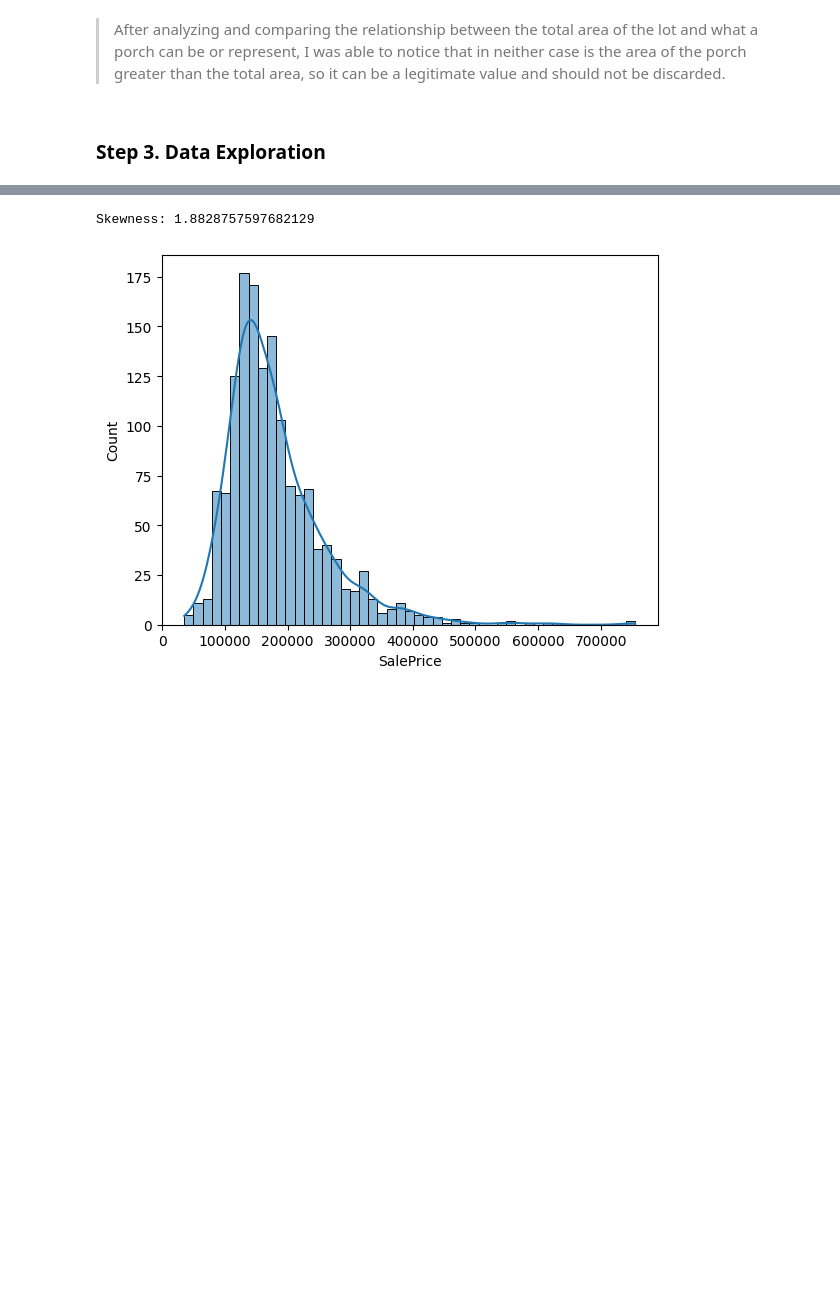
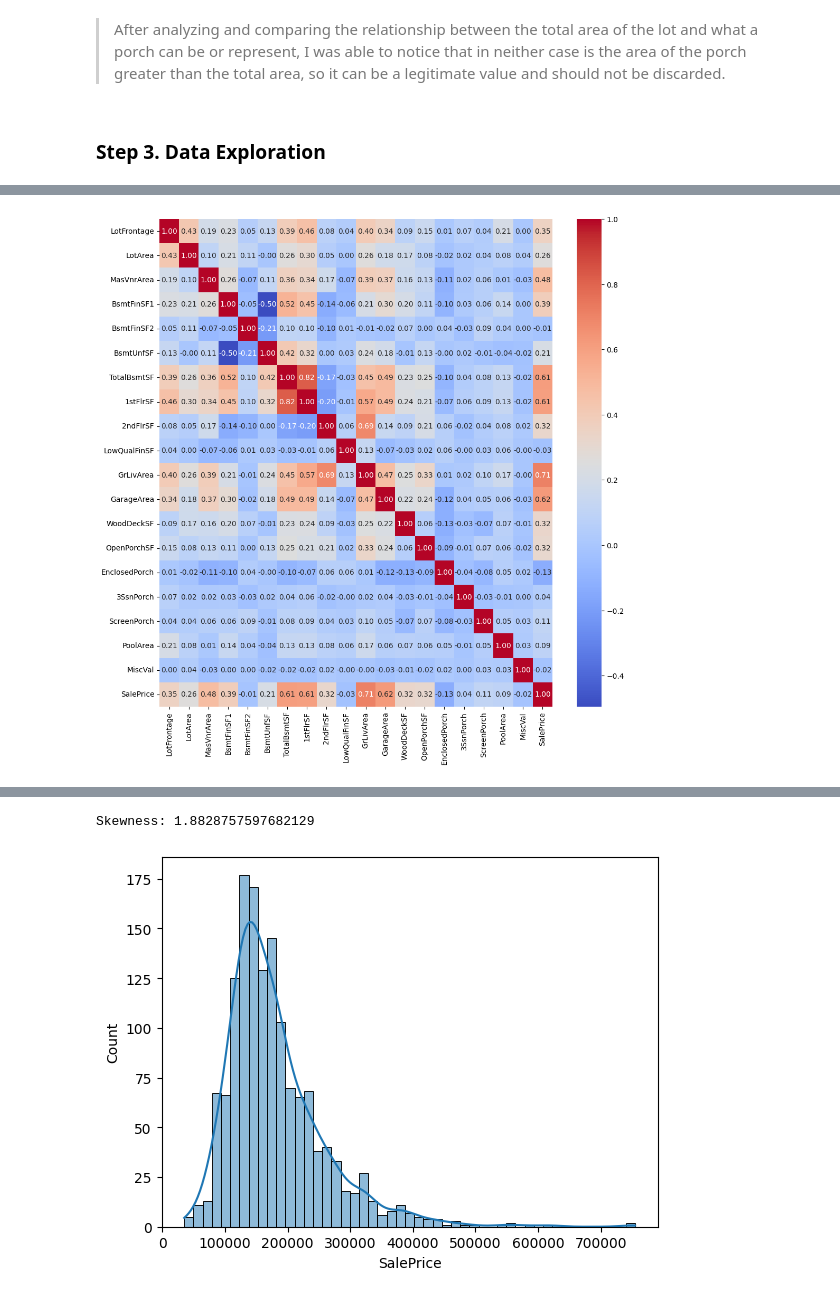
Before and after one commit to CarlosMEbratt/House-Prices---Advanced-Regression, a Jupyter notebook: main.ipynb, the cells around one changed output, grey strips where cells are left out. Cells and saved outputs as stored; diff of their text form; code cells hidden in the pictures; blank space fills up the shorter version.

```diff
--- a/main.ipynb
+++ b/main.ipynb
@@ -331,0 +372,12 @@ Name: count, dtype: int64
+# %%
+# Selecting jsut the numerical columns
+#df_num = df.select_dtypes(include=['int64', 'float64'])
+df_num = ['LotFrontage','LotArea','MasVnrArea','BsmtFinSF1','BsmtFinSF2','BsmtUnfSF','TotalBsmtSF','1stFlrSF', '2ndFlrSF','LowQualFinSF', 'GrLivArea', 'GarageArea', 'WoodDeckSF','OpenPorchSF', 'EnclosedPorch', '3SsnPorch', 'ScreenPorch', 'PoolArea','MiscVal','SalePrice']
+
+
+# Plotting the heatmap of the correlation
+plt.figure(figsize=(12, 12))
+sns.heatmap(df[df_num].corr(numeric_only=True), annot=True, cmap='coolwarm', fmt=".2f")
+plt.show()
+# %% [output]
+[figure, added]
```
Also changed, not shown: parts of 7 cells of this notebook.
